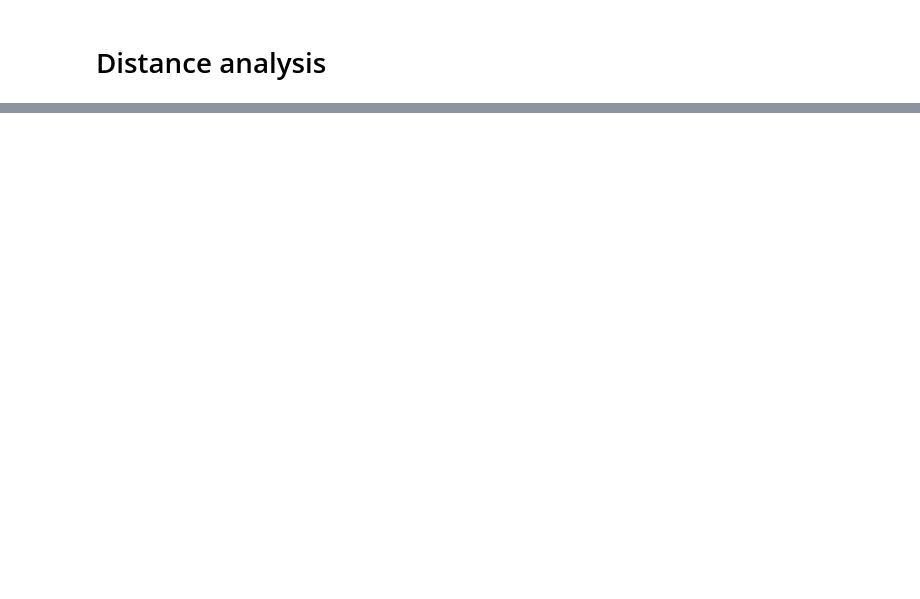
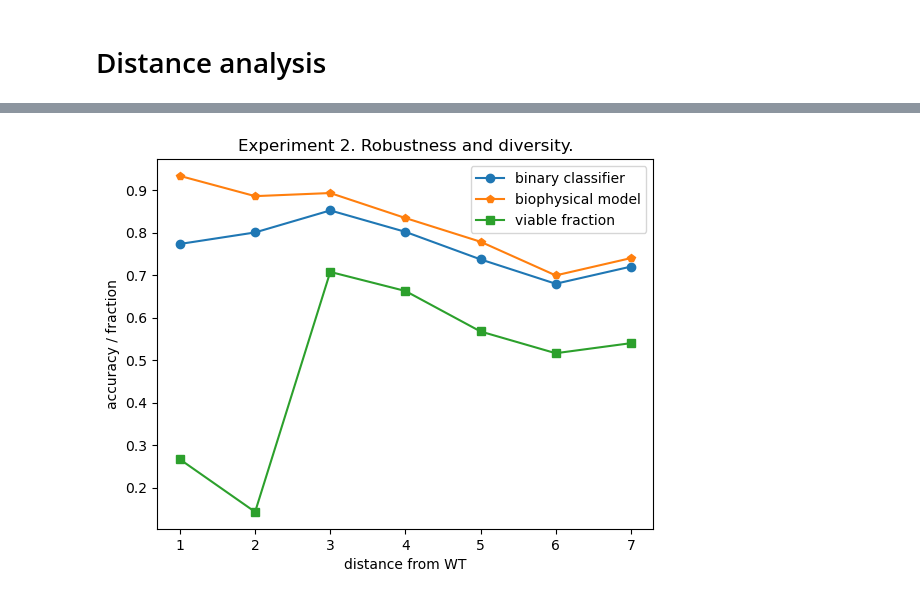
Before and after one commit to matteodeleonardis/unsupervised_aav2, a Jupyter notebook: analysis/experiment1.ipynb, the cells around one changed output, grey strips where cells are left out. Drawn from its saved outputs; the diff is of its cells as text; code cells hidden in the pictures; blank space fills up the shorter version.

```diff
--- a/analysis/experiment1.ipynb
+++ b/analysis/experiment1.ipynb
@@ -378,11 +401,14 @@ end
 # %%
 plot(dmin:dmax, accuracy_distance, marker="o")
 plot(dmin:dmax, accuracy_distance_energy, marker="p")
 plot(dmin:dmax, viable_frac, marker="s", color="#2ca02c")
 legend(["binary classifier", "biophysical model", "viable fraction"])
 ylabel("accuracy / fraction")
 xlabel("distance from WT")
 title("Experiment 2. Robustness and diversity.")
+savefig("../figures/exp2_distance_accuracy.pdf", format="pdf")
+# %% [output]
+[figure, added]
 # %%
 plot(dmin:dmax, pearson_distance, marker="o", color="#ff7f0e")
 plot(dmin:dmax, viable_frac, marker="s", color="#2ca02c")
```
Also changed, not shown: parts of 12 cells of this notebook, 4 other files.
